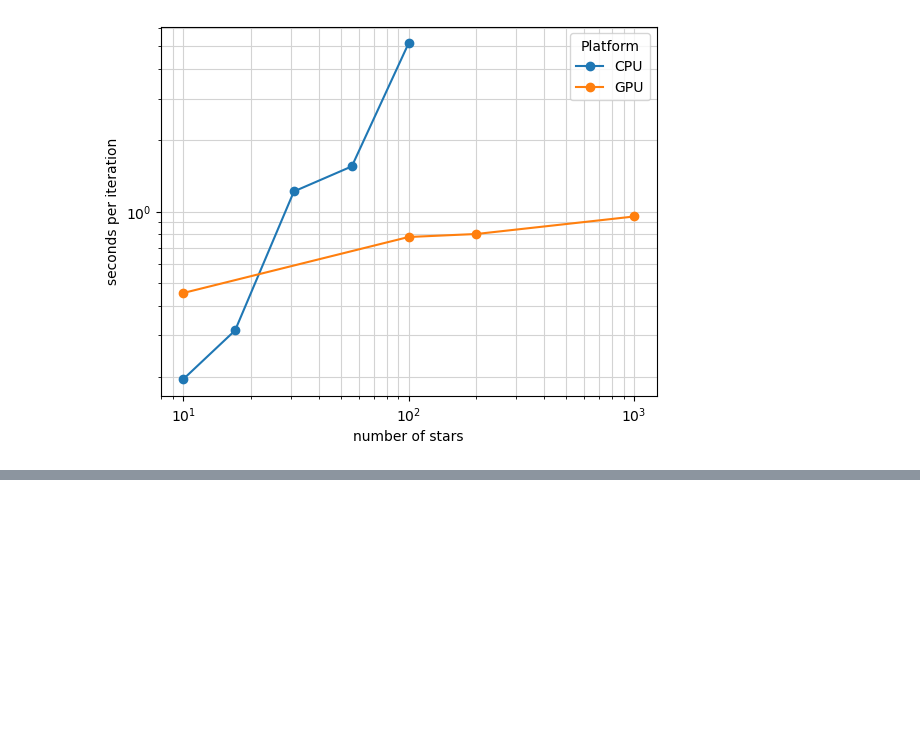
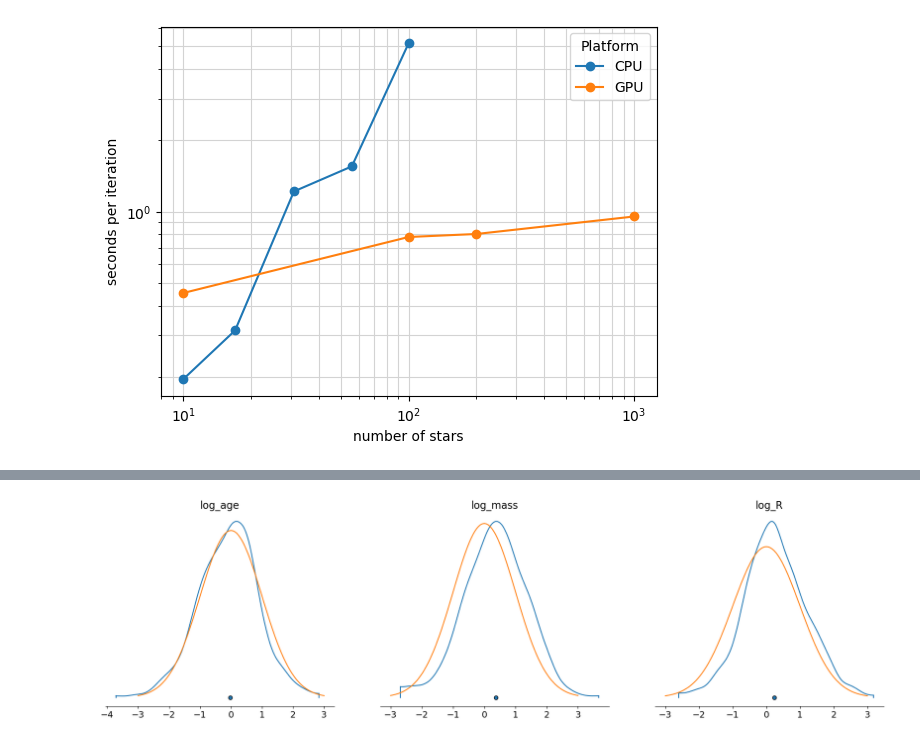
Before and after one commit to alexlyttle/scalable-stellar-inference, a Jupyter notebook: notebook/hierarchical-model-analysis.ipynb, the cells around one changed output, grey strips where cells are left out. Saved outputs shown, nothing was run; the diff lists cells and outputs as text; code cells hidden in the pictures; blank space fills up the shorter version.

```diff
--- a/notebook/hierarchical-model-analysis.ipynb
+++ b/notebook/hierarchical-model-analysis.ipynb
@@ -29,0 +70,2 @@ ax.grid(which="both", color="lightgray")
+# %%
+truths_dict = truths.loc[data.posterior.star].to_dict(orient="list")
@@ -29,0 +74,6 @@ ax.grid(which="both", color="lightgray")
+# %%
+dims = ["chain", "draw"]
+mean = data.posterior.mean(dims)
+sd = data.posterior.std(dims)
+# %%
+z = (truths_dict - mean) / sd
@@ -29,0 +118,4 @@ ax.grid(which="both", color="lightgray")
+# %%
+from scipy.stats import norm
+x = np.linspace(-3, 3, 101)
+n01 = norm.pdf(x)
@@ -29,0 +142,8 @@ ax.grid(which="both", color="lightgray")
+# %%
+var_names = ["log_age", "log_mass", "log_R"]
+axes = az.plot_density(z, var_names=var_names, combine_dims={"star"},
+                       point_estimate="median", hdi_prob=1)
+for ax in axes.ravel():
+    ax.plot(x, n01, c="C1")
+# %% [output]
+[figure, added]
```
Also changed, not shown: parts of 31 cells of this notebook.
